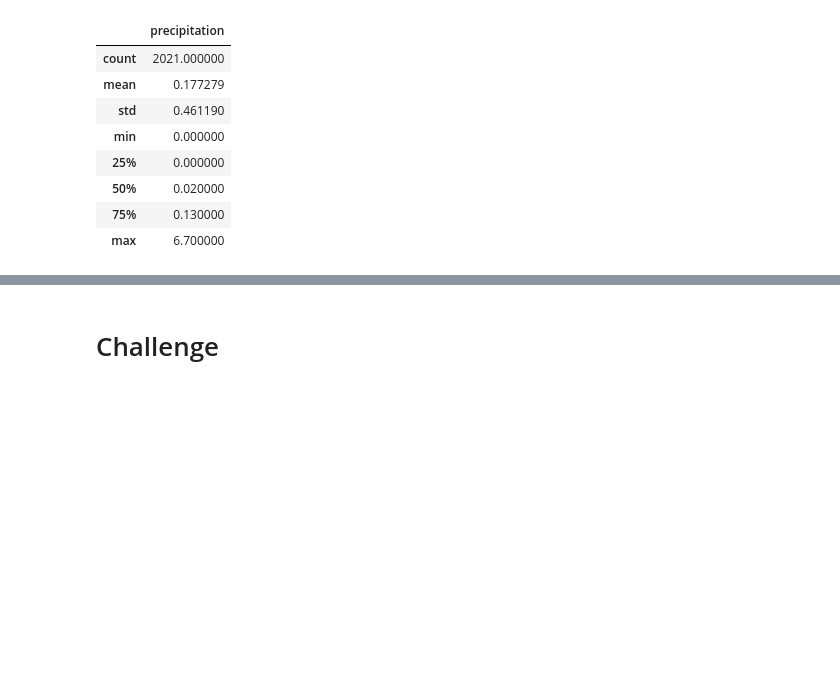
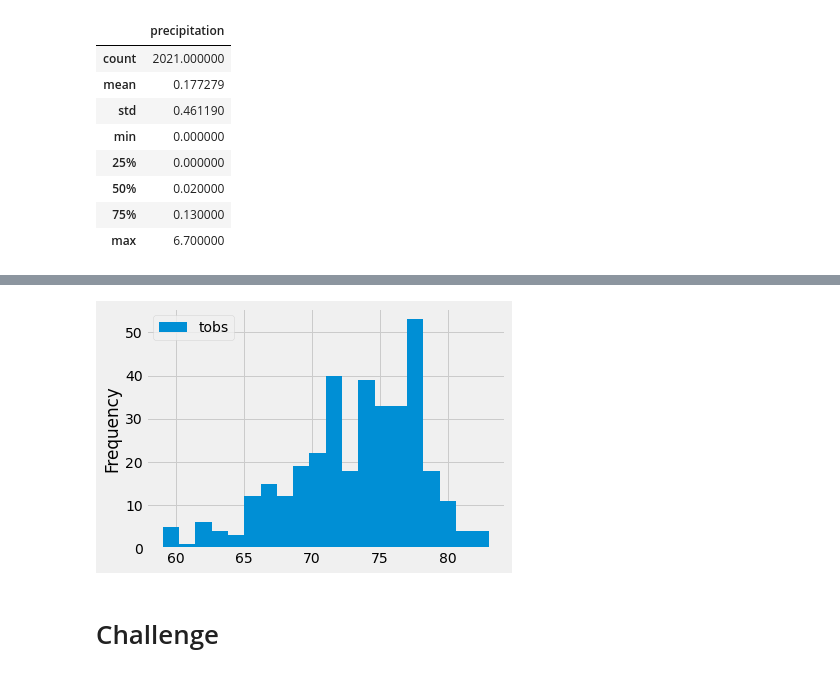
Before and after one commit to Alyssa-Ann/Surfs_Up, a Jupyter notebook: Climate_Analysis.ipynb, the cells around one changed output, grey strips where cells are left out. Drawn from its saved outputs; the diff is of its cells as text; code cells hidden in the pictures; blank space fills up the shorter version.

```diff
--- a/Climate_Analysis.ipynb
+++ b/Climate_Analysis.ipynb
@@ -114,2 +161,8 @@ session.query(func.count(Station.station)).all()
+# %%
+df = pd.DataFrame(results, columns=['tobs'])
+df.plot.hist(bins=20)
+plt.tight_layout()
+# %% [output]
+[figure, added]
 # %% [markdown]
 # Challenge
```
Also changed, not shown: parts of 6 cells of this notebook.
